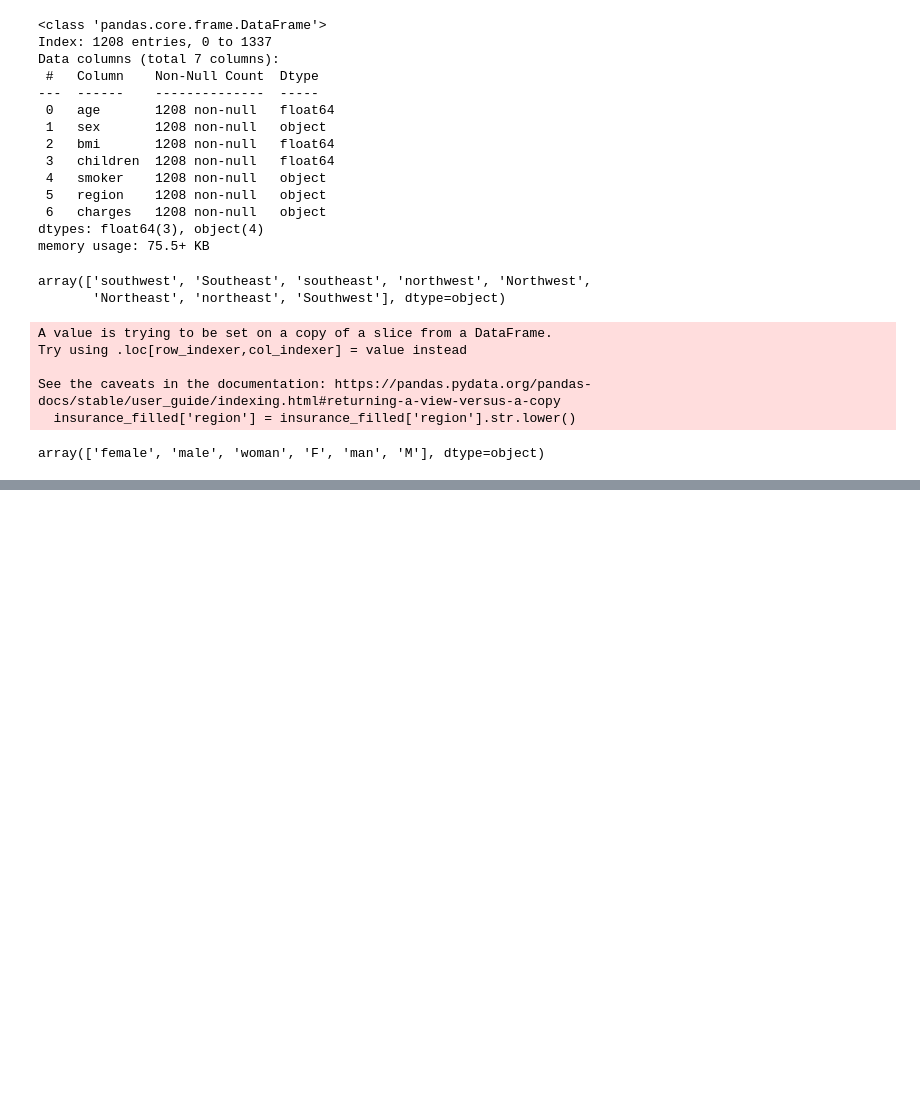
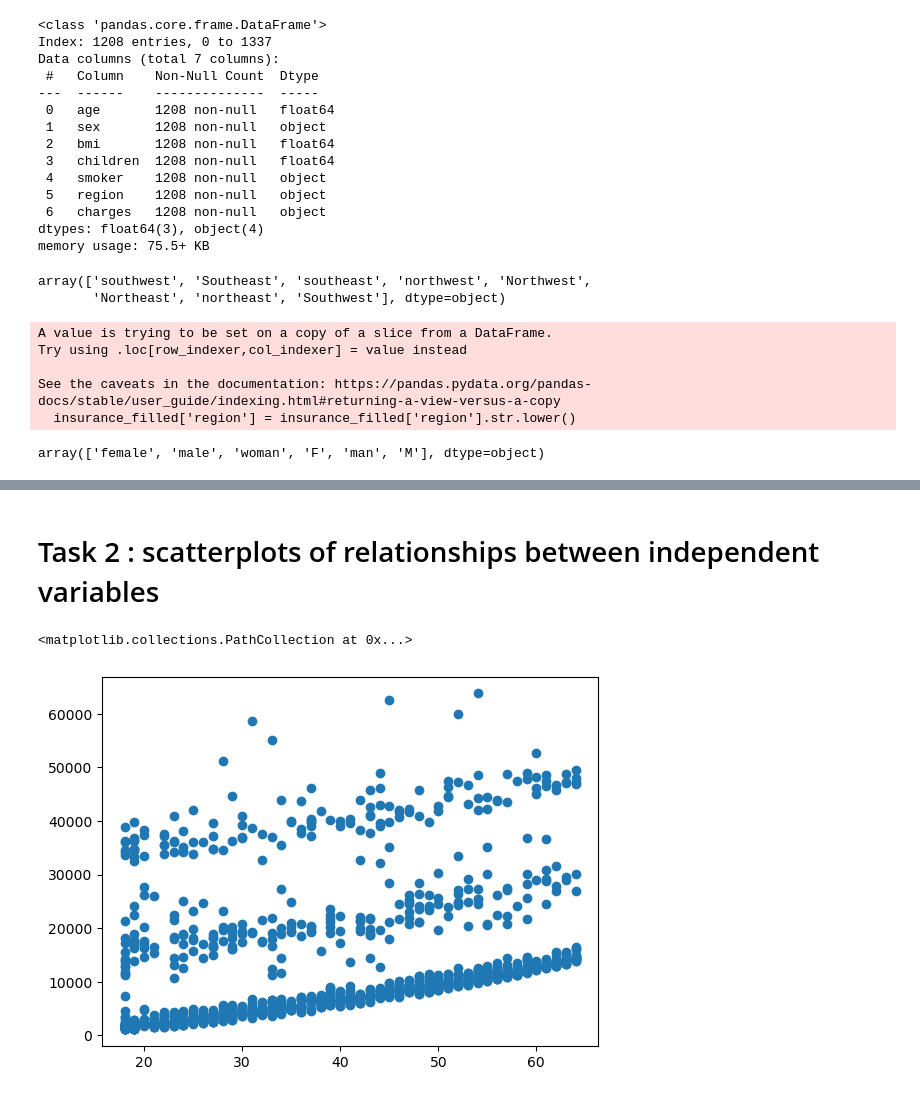
Before and after one commit to Newtanmukh/Python-Frameworks-Tutorials, a Jupyter notebook: PREDICTING_HEALTHCARE_COST/HealthCare.ipynb, the cells around one changed output, grey strips where cells are left out. Saved outputs shown, nothing was run; the diff lists cells and outputs as text; code cells hidden in the pictures; blank space fills up the shorter version.

```diff
--- a/PREDICTING_HEALTHCARE_COST/HealthCare.ipynb
+++ b/PREDICTING_HEALTHCARE_COST/HealthCare.ipynb
@@ -84,3 +82,5 @@ FEMALE = "female"
 MALE = "male"
 
 sex_map = {'female': FEMALE, 'woman': FEMALE, 'male': MALE, 'F': FEMALE, 'man': MALE, 'M': MALE}
+# %%
+insurance_filled['sex'] = insurance_filled['sex'].replace(sex_map)
@@ -86,0 +97,2 @@ sex_map = {'female': FEMALE, 'woman': FEMALE, 'male': MALE, 'F': FEMALE, 'man':
+# %%
+insurance_filled['smoker'] = (insurance_filled['smoker']=='yes')
@@ -86,0 +136,2 @@ sex_map = {'female': FEMALE, 'woman': FEMALE, 'male': MALE, 'F': FEMALE, 'man':
+# %%
+insurance_filled['charges'] = insurance_filled['charges'].str.strip('$').astype('float64')
@@ -86,0 +159,2 @@ sex_map = {'female': FEMALE, 'woman': FEMALE, 'male': MALE, 'F': FEMALE, 'man':
+# %%
+df = insurance_filled.apply(lambda x: x.abs() if np.issubdtype(x.dtype, np.number) else x)
@@ -86,0 +172,2 @@ sex_map = {'female': FEMALE, 'woman': FEMALE, 'male': MALE, 'F': FEMALE, 'man':
+# %% [markdown]
+# Task 2 : scatterplots of relationships between independent variables
@@ -86,0 +176,5 @@ sex_map = {'female': FEMALE, 'woman': FEMALE, 'male': MALE, 'F': FEMALE, 'man':
+# %%
+plt.scatter(df['age'], df['charges'])
+# %% [output]
+<matplotlib.collections.PathCollection at 0x...>
+[figure, added]
```
Also changed, not shown: parts of 27 cells of this notebook, 1 other file.
